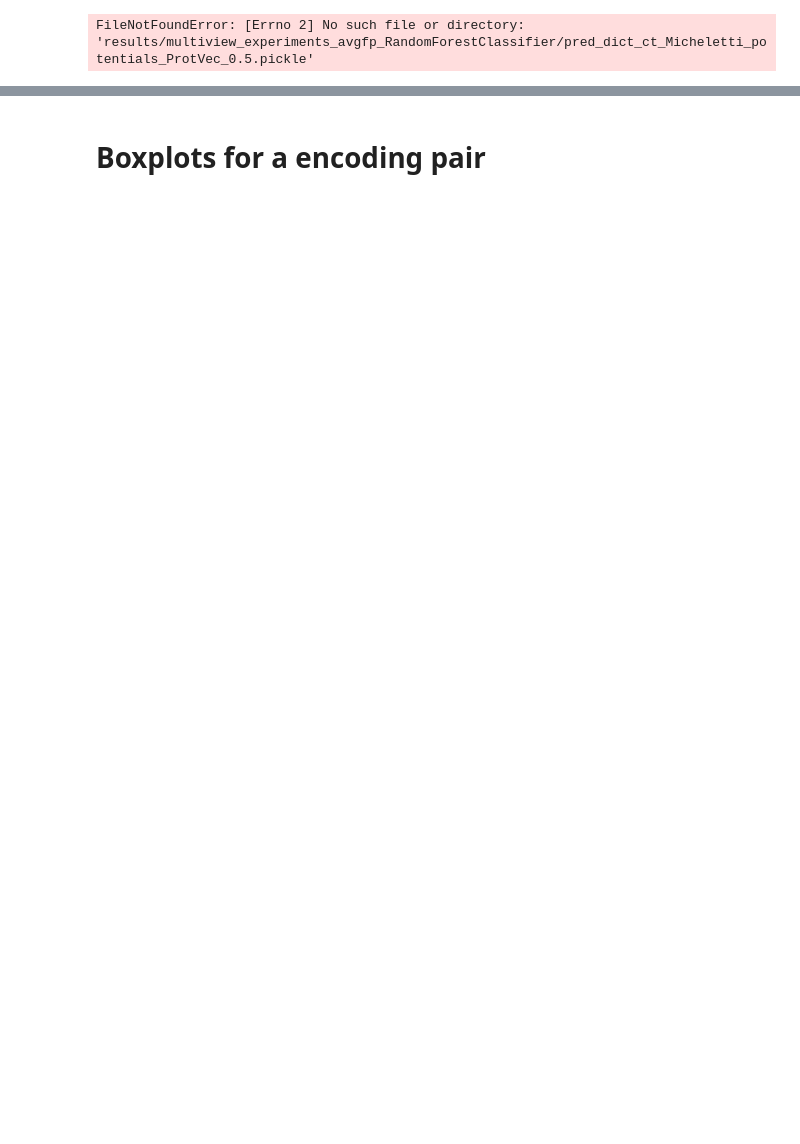
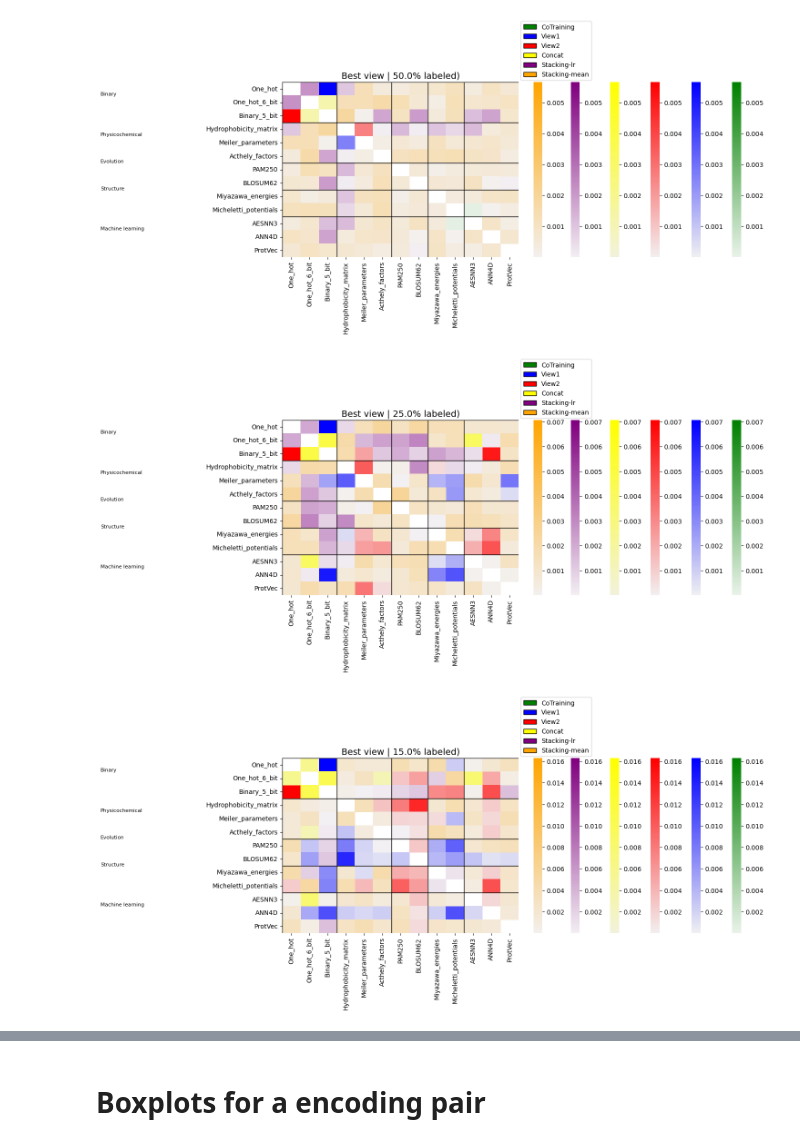
Before and after one commit to JoseBarbero/MultiencodingFitnessPrediction, a Jupyter notebook: Encodings/CombineEncodings_analysis.ipynb, the cells around one changed output, grey strips where cells are left out. Cells and saved outputs as stored; diff of their text form; code cells hidden in the pictures; blank space fills up the shorter version.

```diff
--- a/Encodings/CombineEncodings_analysis.ipynb
+++ b/Encodings/CombineEncodings_analysis.ipynb
@@ -52,29 +52,41 @@ global_pred_dict = dict()
 
 for enc1, enc2 in comb:
     global_pred_dict[f"cotraining-{enc1}-{enc2}"] = dict()
+    global_pred_dict[f"cotraining-{enc2}-{enc1}"] = dict()
     global_pred_dict[enc1] = dict()
     global_pred_dict[enc2] = dict()
     global_pred_dict["concat-"+enc1+"-"+enc2] = dict()
+    global_pred_dict["concat-"+enc2+"-"+enc1] = dict()
     global_pred_dict["st-lr-"+enc1+"-"+enc2] = dict()
+    global_pred_dict["st-lr-"+enc2+"-"+enc1] = dict()
     global_pred_dict["st-mean-"+enc1+"-"+enc2] = dict()
+    global_pred_dict["st-mean-"+enc2+"-"+enc1] = dict()
 
     for labeled_size in labeled_sizes:
         with open(f'{results_dir}/pred_dict_ct_{enc1}_{enc2}_{labeled_size}.pickle', 'rb') as f:
-            global_pred_dict[f"cotraining-{enc1}-{enc2}"][labeled_size] = pkl.load(f)
+            data = pkl.load(f)
+            global_pred_dict[f"cotraining-{enc1}-{enc2}"][labeled_size] = data
+            global_pred_dict[f"cotraining-{enc2}-{enc1}"][labeled_size] = data
         with open(f'{results_dir}/pred_dict_{enc1}_{labeled_size}.pickle', 'rb') as f:
             global_pred_dict[enc1][labeled_size] = pkl.load(f)
         with open(f'{results_dir}/pred_dict_{enc2}_{labeled_size}.pickle', 'rb') as f:
             global_pred_dict[enc2][labeled_size] = pkl.load(f)
         with open(f'{results_dir}/pred_dict_concat_{enc1}_{enc2}_{labeled_size}.pickle', 'rb') as f:
-            global_pred_dict["concat-"+enc1+"-"+enc2][labeled_size] = pkl.load(f)
+            data = pkl.load(f)
+            global_pred_dict["concat-"+enc1+"-"+enc2][labeled_size] = data
+            global_pred_dict["concat-"+enc2+"-"+enc1][labeled_size] = data
         with open(f'{results_dir}/pred_dict_st_lr_{enc1}_{enc2}_{labeled_size}.pickle', 'rb') as f:
-            global_pred_dict["st-lr-"+enc1+"-"+enc2][labeled_size] = pkl.load(f)
+            data = pkl.load(f)
+            global_pred_dict["st-lr-"+enc1+"-"+enc2][labeled_size] = data
+            global_pred_dict["st-lr-"+enc2+"-"+enc1][labeled_size] = data
         with open(f'{results_dir}/pred_dict_st_mean_{enc1}_{enc2}_{labeled_size}.pickle', 'rb') as f:
-            global_pred_dict["st-mean-"+enc1+"-"+enc2][labeled_size] = pkl.load(f)
+            data = pkl.load(f)
+            global_pred_dict["st-mean-"+enc1+"-"+enc2][labeled_size] = data
+            global_pred_dict["st-mean-"+enc2+"-"+enc1][labeled_size] = data
 
 # Create results dataframe
 df = pd.DataFrame(columns=['Labeled', 'Train_size', 'View', 'AUC'])
-for view, labeled_sizes in global_pred_dict.items():
+for view_combination, labeled_sizes in global_pred_dict.items():
     for labeled_size, preds_list in labeled_sizes.items():
         for preds in preds_list:
             # if view.startswith("st-lr-"):
@@ -87,26 +99,25 @@ for view, labeled_sizes in global_pred_dict.items():
             train_size = preds["train_len"]
             auc = roc_auc_score(y_test, y_proba)
             spearman_r = spearmanr(original_y_test, y_proba)[0]
+            weighted_tau = weightedtau(original_y_test, y_proba)[0]
             df = pd.concat([df, pd.DataFrame({'Labeled': labeled_size,
                                               'Train_size': train_size,
-                                              'View': view,
+                                              'View': view_combination,
                                               'AUC': auc,
-                                              'Spearman_r': spearman_r
-                                              }, index=[0])], ignore_index=True)
+                                              'Spearman_r': spearman_r,
+                                              'Weighted_tau': weighted_tau}, index=[0])], ignore_index=True)
-# %% [output]
-FileNotFoundError: [Errno 2] No such file or directory: 'results/multiview_experiments_avgfp_RandomForestClassifier/pred_dict_ct_Micheletti_potentials_ProtVec_0.5.pickle'
 # %%
-def get_one_vs_all_results(df, metric, encodings, view, views):
+def get_one_vs_all_results(df, metric, encodings, view_combination, views):
     # Read times best from pkl for each results folder (each pair of encodings)
     one_vs_all_dict = dict()
 
     # Shape of the dictionary pickled is:
-    # cotraining_vs_best_dict -> labeled_percentage -> k -> difference from cotraining auc to best
+    # cotraining_vs_best_dict -> labeled_percentage -> mean (5foldCV) difference from cotraining auc to best
 
     # Getting mean results from kfold
-    comb = combinations(encodings, 2)
-    for enc1, enc2 in comb:
+    for enc1, enc2 in permutations(encodings, 2):
         one_vs_all_dict[(enc1, enc2)] = dict()
+        # one_vs_all_dict[(enc2, enc1)] = dict()
         for labeled_percentage in df['Labeled'].unique():
             means = dict()
             means["CoTraining"] = df.loc[(df['Labeled'] == labeled_percentage) & (df['View'] == f"cotraining-{enc1}-{enc2}")][metric].mean()
@@ -116,8 +127,7 @@ def get_one_vs_all_results(df, metric, encodings, view, views):
             means["Stacking-lr"] = df.loc[(df['Labeled'] == labeled_percentage) & (df['View'] == f"st-lr-{enc1}-{enc2}")][metric].mean()
             means["Stacking-mean"] = df.loc[(df['Labeled'] == labeled_percentage) & (df['View'] == f"st-mean-{enc1}-{enc2}")][metric].mean()
 
-            # Get the difference between cotraining and best
             # Get the difference between means[view] and the maximum of the rest of the values of the dictionary
-            one_vs_all_dict[(enc1, enc2)][labeled_percentage] = means[view] - max([means[rival] for rival in views if rival != view])
+            one_vs_all_dict[(enc1, enc2)][labeled_percentage] = means[view_combination] - max([means[rival] for rival in views if rival != view_combination])
     return one_vs_all_dict
 # %%
@@ -182,0 +244,25 @@ def create_heatmap_dict(one_vs_all_dict, labeled, view):
+# %%
+labeled_sizes =  [0.5, 0.25, 0.15, 0.1, 0.05, 0.03, 0.01]
+# labeled_sizes =  [0.1]
+for labeled_size in labeled_sizes:
+
+    #view = "Concat"
+    view = "Stacking-lr"
+
+    #views =  ["CoTraining", "Concat", "View1", "View2"]
+    views =  ["CoTraining", "Concat", "Stacking-mean", "View1", "View2"]
+
+    one_vs_all_dict = {}
+    one_vs_all_dict["CoTraining"] = create_heatmap_dict(get_one_vs_all_results(df, "AUC", encodings, "CoTraining", views), labeled_size, "CoTraining")
+    one_vs_all_dict["View1"] = create_heatmap_dict(get_one_vs_all_results(df, "AUC", encodings, "View1", views), labeled_size, "View1")
+    one_vs_all_dict["View2"] = create_heatmap_dict(get_one_vs_all_results(df, "AUC", encodings, "View2", views), labeled_size, "View2")
+    one_vs_all_dict["Concat"] = create_heatmap_dict(get_one_vs_all_results(df, "AUC", encodings, "Concat", views), labeled_size, "Concat")
+    one_vs_all_dict["Stacking-lr"] = create_heatmap_dict(get_one_vs_all_results(df, "AUC", encodings, "Stacking-lr", views), labeled_size, "Stacking-lr")
+    one_vs_all_dict["Stacking-mean"] = create_heatmap_dict(get_one_vs_all_results(df, "AUC", encodings, "Stacking-mean", views), labeled_size, "Stacking-mean")
+
+
+    create_heatmap_dict_all_vs_all(one_vs_all_dict, labeled_size)
+# %% [output]
+[figure, added]
+[figure, added]
+[figure, added]
```
Also changed, not shown: parts of 9 cells of this notebook.
